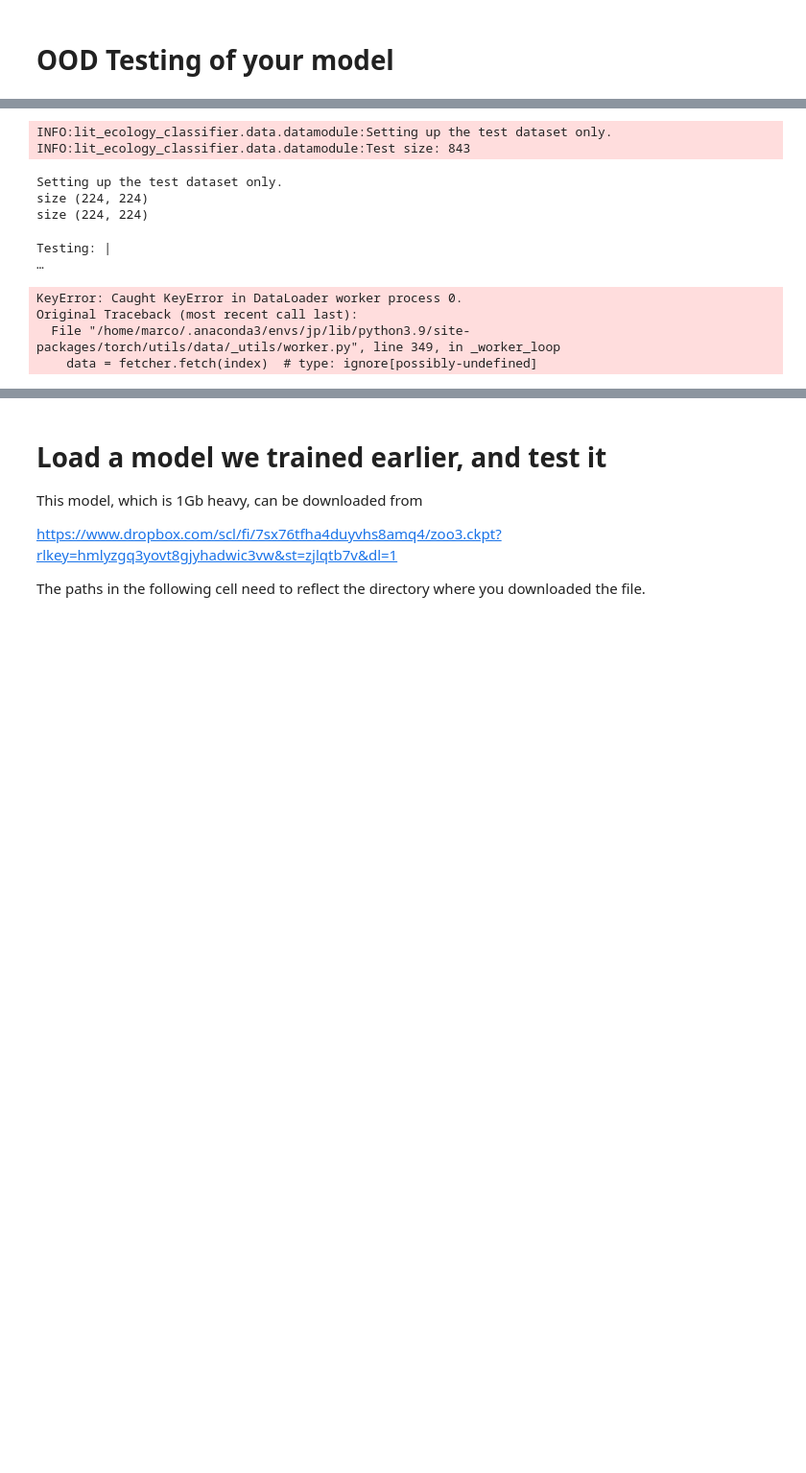
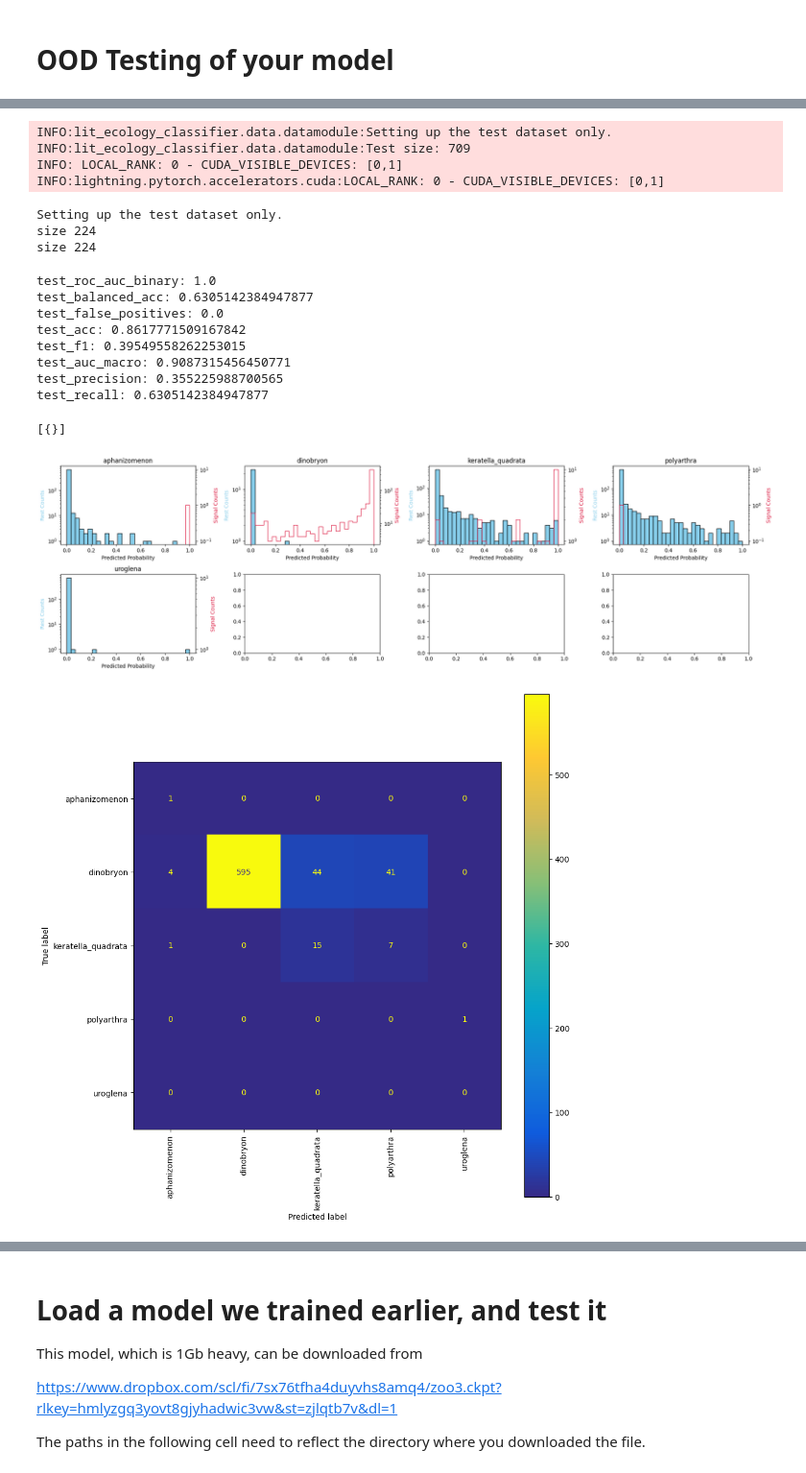
Before and after one commit to JuanFelipeRuiz/lit_ecology_classifier, a Jupyter notebook: notebooks/Winter-School.ipynb, the cells around one changed output, grey strips where cells are left out. Shown at 96% size. Drawn from its saved outputs; the diff is of its cells as text; code cells hidden in the pictures; blank space fills up the shorter version.

```diff
--- a/notebooks/Winter-School.ipynb
+++ b/notebooks/Winter-School.ipynb
@@ -855,13 +943,21 @@ INFO:lightning.pytorch.utilities.rank_zero:HPU available: False, using: 0 HPUs
 # %%
-trainerOOD.test(model, datamodule=data_module)
+trainerOOD.test(model, datamodule=datamoduleOOD)
 # %% [output]
 INFO:lit_ecology_classifier.data.datamodule:Setting up the test dataset only.
-INFO:lit_ecology_classifier.data.datamodule:Test size: 843
+INFO:lit_ecology_classifier.data.datamodule:Test size: 709
+INFO: LOCAL_RANK: 0 - CUDA_VISIBLE_DEVICES: [0,1]
+INFO:lightning.pytorch.accelerators.cuda:LOCAL_RANK: 0 - CUDA_VISIBLE_DEVICES: [0,1]
 Setting up the test dataset only.
-size (224, 224)
-size (224, 224)
+size 224
+size 224
-Testing: |                                                                                                    …
+test_roc_auc_binary: 1.0
+test_balanced_acc: 0.6305142384947877
+test_false_positives: 0.0
+test_acc: 0.8617771509167842
+test_f1: 0.39549558262253015
+test_auc_macro: 0.9087315456450771
+test_precision: 0.355225988700565
+test_recall: 0.6305142384947877
-KeyError: Caught KeyError in DataLoader worker process 0.
-Original Traceback (most recent call last):
-  File "/home/marco/.anaconda3/envs/jp/lib/python3.9/site-packages/torch/utils/data/_utils/worker.py", line 349, in _worker_loop
-    data = fetcher.fetch(index)  # type: ignore[possibly-undefined]
+[{}]
+[figure, added]
+[figure, added]
```
Also changed, not shown: parts of 23 cells of this notebook.
